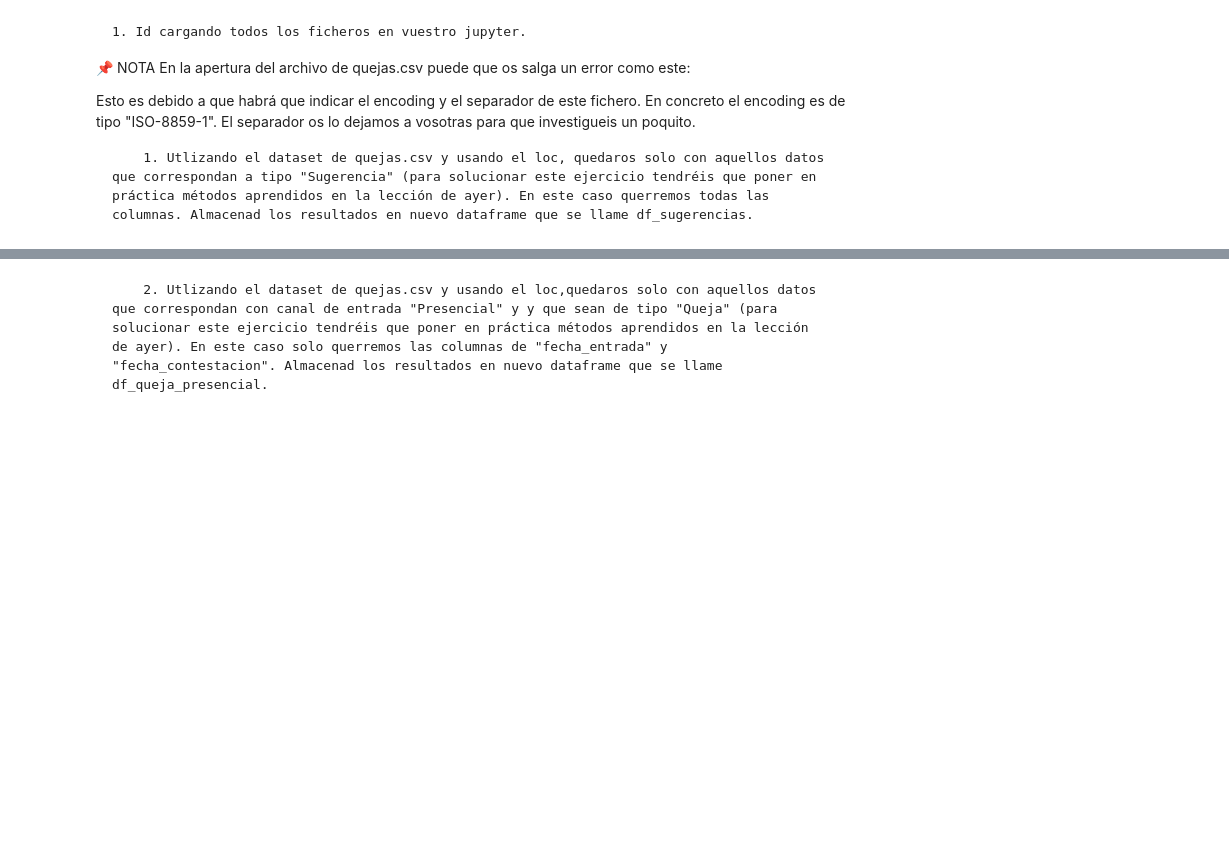
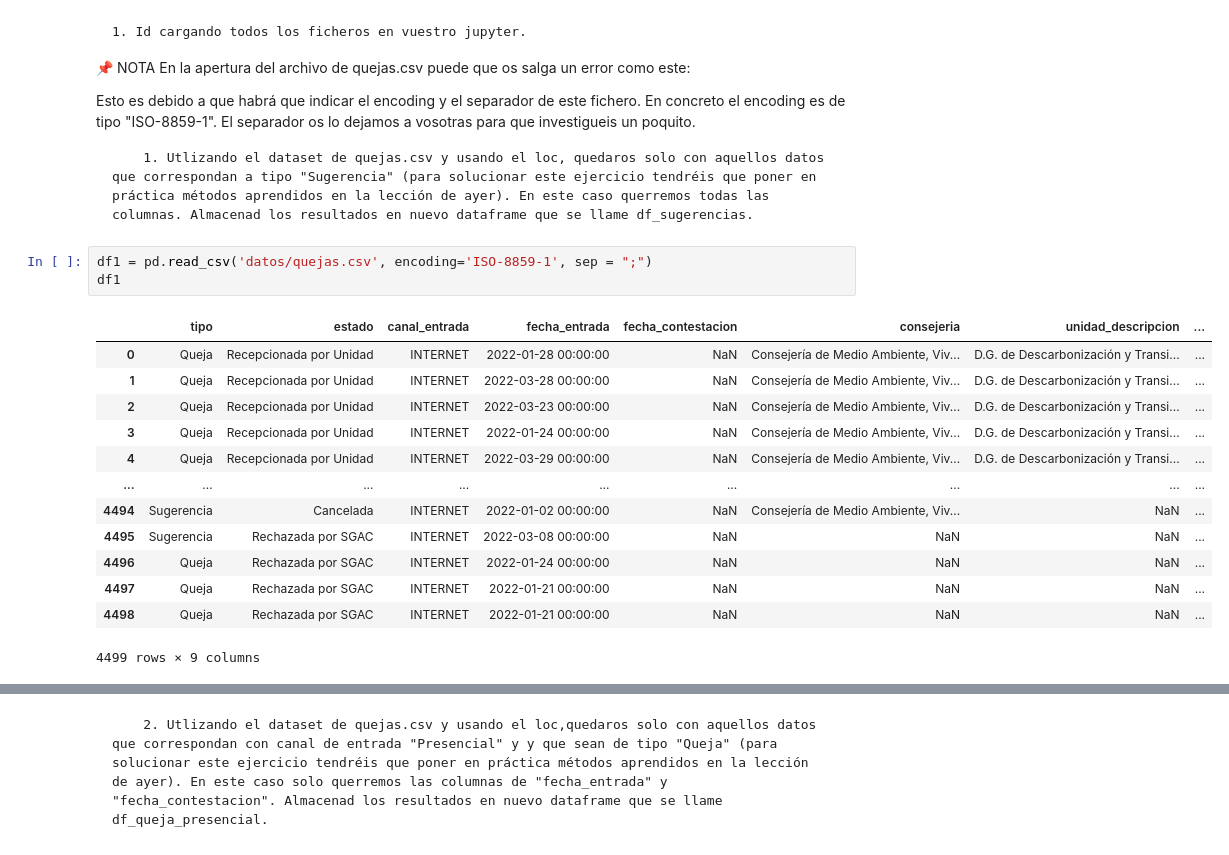
Before and after one commit to Adalab/promo-d-da-modulo2-sprint1-anabelen-silvia, a Jupyter notebook: ejercicio2/pandas2.ipynb, the cells around one changed output, grey strips where cells are left out. Saved outputs shown, nothing was run; the diff lists cells and outputs as text; blank space fills up the shorter version.

```diff
--- a/ejercicio2/pandas2.ipynb
+++ b/ejercicio2/pandas2.ipynb
@@ -5,3 +9,20 @@
 Esto es debido a que habrá que indicar el encoding y el separador de este fichero. En concreto el encoding es de tipo "ISO-8859-1". El separador os lo dejamos a vosotras para que investigueis un poquito.
 
         1. Utlizando el dataset de quejas.csv y usando el loc, quedaros solo con aquellos datos que correspondan a tipo "Sugerencia" (para solucionar este ejercicio tendréis que poner en práctica métodos aprendidos en la lección de ayer). En este caso querremos todas las columnas. Almacenad los resultados en nuevo dataframe que se llame df_sugerencias.
+# %%
+df1 = pd.read_csv('datos/quejas.csv', encoding='ISO-8859-1', sep = ";")
+df1
+# %% [output]
+|  | tipo | estado | canal_entrada | fecha_entrada | fecha_contestacion | consejeria | unidad_descripcion | ... |
+| 0 | Queja | Recepcionada por Unidad | INTERNET | 2022-01-28 00:00:00 | NaN | Consejería de Medio Ambiente, Viv... | D.G. de Descarbonización y Transi... | ... |
+| 1 | Queja | Recepcionada por Unidad | INTERNET | 2022-03-28 00:00:00 | NaN | Consejería de Medio Ambiente, Viv... | D.G. de Descarbonización y Transi... | ... |
+| 2 | Queja | Recepcionada por Unidad | INTERNET | 2022-03-23 00:00:00 | NaN | Consejería de Medio Ambiente, Viv... | D.G. de Descarbonización y Transi... | ... |
+| 3 | Queja | Recepcionada por Unidad | INTERNET | 2022-01-24 00:00:00 | NaN | Consejería de Medio Ambiente, Viv... | D.G. de Descarbonización y Transi... | ... |
+| 4 | Queja | Recepcionada por Unidad | INTERNET | 2022-03-29 00:00:00 | NaN | Consejería de Medio Ambiente, Viv... | D.G. de Descarbonización y Transi... | ... |
+| ... | ... | ... | ... | ... | ... | ... | ... | ... |
+| 4494 | Sugerencia | Cancelada | INTERNET | 2022-01-02 00:00:00 | NaN | Consejería de Medio Ambiente, Viv... | NaN | ... |
+| 4495 | Sugerencia | Rechazada por SGAC | INTERNET | 2022-03-08 00:00:00 | NaN | NaN | NaN | ... |
+| 4496 | Queja | Rechazada por SGAC | INTERNET | 2022-01-24 00:00:00 | NaN | NaN | NaN | ... |
+| 4497 | Queja | Rechazada por SGAC | INTERNET | 2022-01-21 00:00:00 | NaN | NaN | NaN | ... |
+| 4498 | Queja | Rechazada por SGAC | INTERNET | 2022-01-21 00:00:00 | NaN | NaN | NaN | ... |
+4499 rows × 9 columns
```
Also changed, not shown: parts of 8 cells of this notebook.
